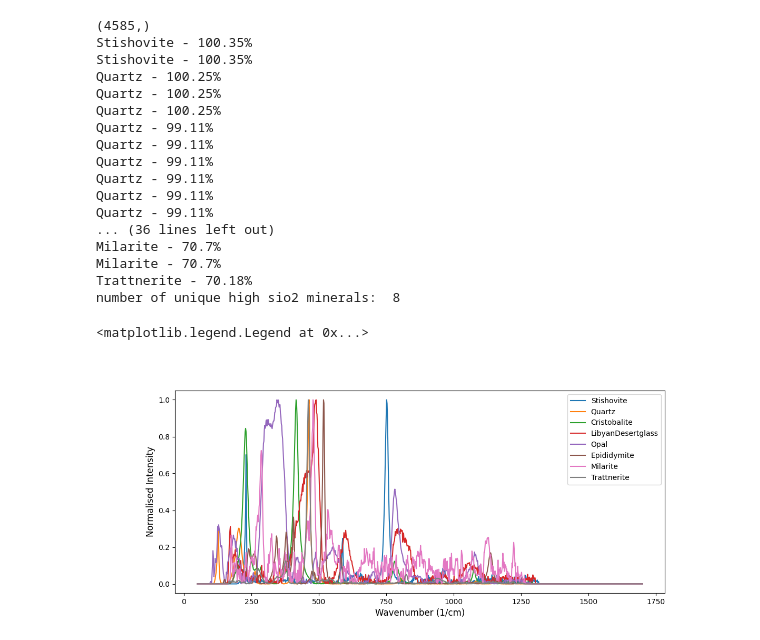
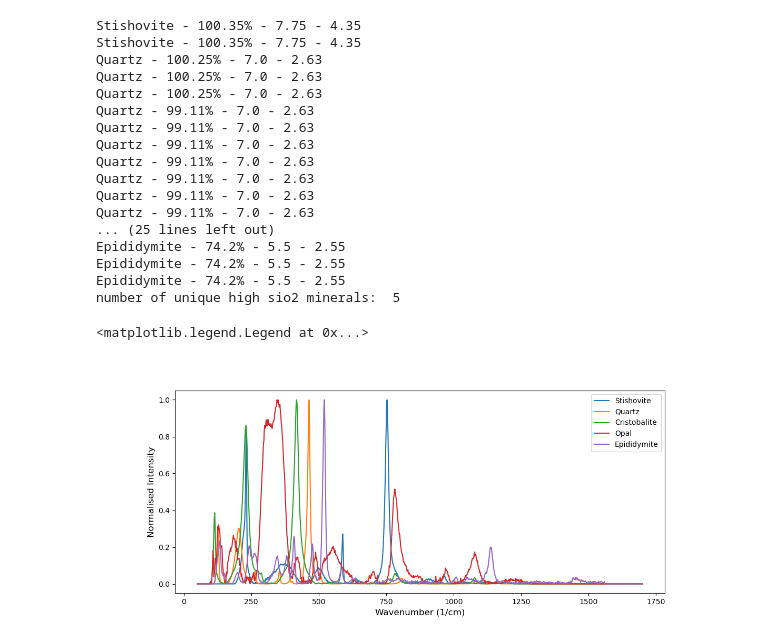
Before and after one commit to dvanhoesen/raman_prediction, a Jupyter notebook: investigate_predicted_spectra.ipynb, the cells around one changed output. Cells and saved outputs as stored; diff of their text form; code cells hidden in the pictures.

```diff
--- a/investigate_predicted_spectra.ipynb
+++ b/investigate_predicted_spectra.ipynb
@@ -49,7 +52,8 @@ idx_unique_mineral = random.randrange(len(unique_minerals))
 name = unique_minerals[idx_unique_mineral]
 
 idxs = np.where(names == name)[0]
-chems = chemistry[idxs]
+chems = chemistry[idxs,0:names_oxides.shape[0]] # only the first 20 are chemistry (next two are density and hardness)
+
 
 chem_sum_avg = np.mean(100*np.sum(chems, axis=1))
 chem_sum_std = np.std(100*np.sum(chems, axis=1))
@@ -126,7 +133,8 @@ name = unique_minerals[idx_quartz]
 print(idx_quartz[0], name)
 
 idxs = np.where(names == name)[0]
-chems = chemistry[idxs]
+chems = chemistry[idxs,0:names_oxides.shape[0]] # only the first 20 are chemistry (next two are density and hardness)
+
 
 chem_sum_avg = np.mean(100*np.sum(chems, axis=1))
 chem_sum_std = np.std(100*np.sum(chems, axis=1))
@@ -202,57 +210,60 @@ MgO     0.002 ± 0.001
 
 idx_sio2 = np.where(names_oxides == 'SiO2')[0][0]
 chem_sio2 = chemistry[:,idx_sio2]
-print(chem_sio2.shape)
+density = chemistry[:,-1]
+hardness = chemistry[:,-2]
 
 # sort the chemistry sio2 in descending order so that the minerals with the highest sio2 (i.e., quartz) appear first
 idx_sorted = chem_sio2.argsort()[::-1] # descending order
 
 chem_sio2_sorted = chem_sio2[idx_sorted] * 100
 minerals_sio2_sorted = names[idx_sorted]
 spec_sio2_sorted = spec[idx_sorted]
+density_sorted = density[idx_sorted]
+hardness_sorted = hardness[idx_sorted]
 
 names_high_sio2 = []
 spec_high_sio2 = []
-for i in range(50):
+for i in range(40):
     n = minerals_sio2_sorted[i]
     s = spec_sio2_sorted[i]
-    print("{} - {}%".format(n, round(chem_sio2_sorted[i],2)))
+    print("{} - {}% - {} - {}".format(n, round(chem_sio2_sorted[i],2), density_sorted[i], hardness_sorted[i]))
 
     if n not in names_high_sio2:
         names_high_sio2.append(n)
         spec_high_sio2.append(s)
 
 print("number of unique high sio2 minerals: ", len(names_high_sio2))
 
 fig, ax = plt.subplots(figsize=(12,5))
 ax.set_xlabel("Wavenumber (1/cm)", fontsize=12)
 ax.set_ylabel("Normalised Intensity", fontsize=12)
 
 x = np.linspace(50, 1700, 1024, endpoint=True)
 
 for i in range(len(names_high_sio2)):
     n = names_high_sio2[i]
     s = spec_high_sio2[i]
     ax.plot(x, s, label=n)
 
 ax.legend(loc='best')
 # %% [output]
-(4585,)
-Stishovite - 100.35%
-Stishovite - 100.35%
-Quartz - 100.25%
-Quartz - 100.25%
-Quartz - 100.25%
-Quartz - 99.11%
-Quartz - 99.11%
-Quartz - 99.11%
-Quartz - 99.11%
-Quartz - 99.11%
-Quartz - 99.11%
-... (36 lines left out)
-Milarite - 70.7%
-Milarite - 70.7%
-Trattnerite - 70.18%
-number of unique high sio2 minerals:  8
+Stishovite - 100.35% - 7.75 - 4.35
+Stishovite - 100.35% - 7.75 - 4.35
+Quartz - 100.25% - 7.0 - 2.63
+Quartz - 100.25% - 7.0 - 2.63
+Quartz - 100.25% - 7.0 - 2.63
+Quartz - 99.11% - 7.0 - 2.63
+Quartz - 99.11% - 7.0 - 2.63
+Quartz - 99.11% - 7.0 - 2.63
+Quartz - 99.11% - 7.0 - 2.63
+Quartz - 99.11% - 7.0 - 2.63
+Quartz - 99.11% - 7.0 - 2.63
+Quartz - 99.11% - 7.0 - 2.63
+... (25 lines left out)
+Epididymite - 74.2% - 5.5 - 2.55
+Epididymite - 74.2% - 5.5 - 2.55
+Epididymite - 74.2% - 5.5 - 2.55
+number of unique high sio2 minerals:  5
 <matplotlib.legend.Legend at 0x...>
-[figure, old version]
+[figure, new version]
```
Also changed, not shown: parts of 4 cells of this notebook, 12 other files.
